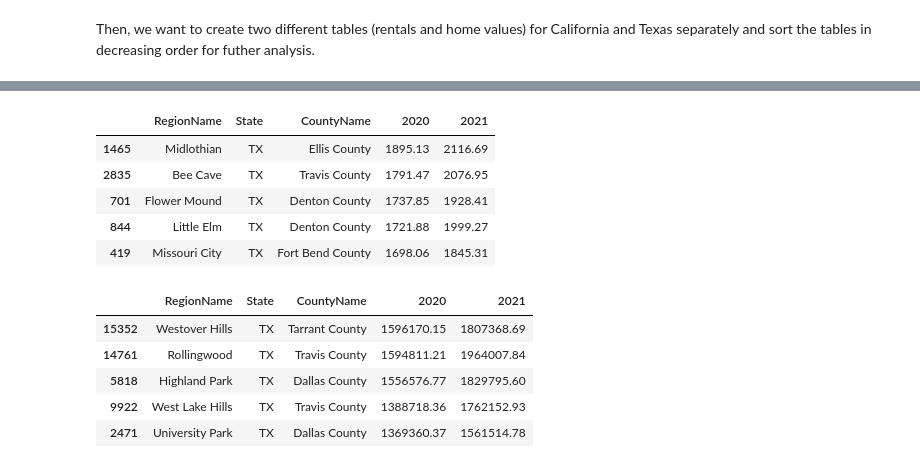
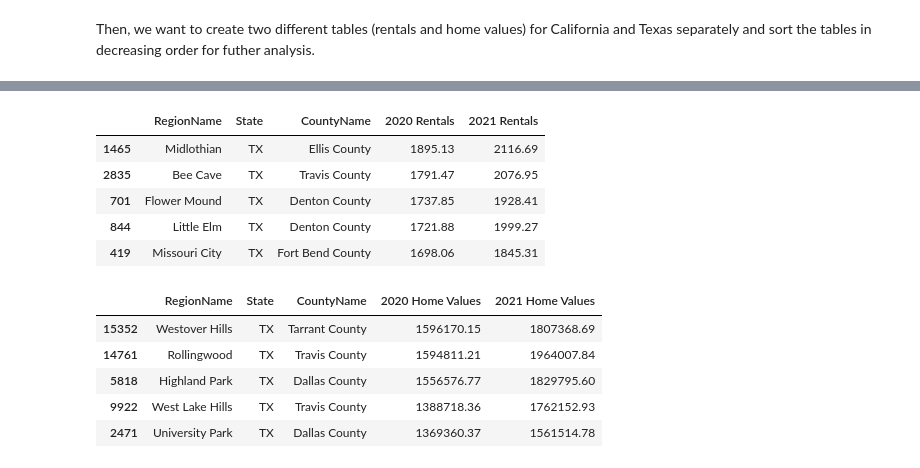
Before and after one commit to ahvuong/COGS108_Data_Science_In_Practice, a Jupyter notebook: DataCheckpointGroup_Sp23_AAA-H.ipynb, the cells around one changed output, grey strips where cells are left out. Saved outputs shown, nothing was run; the diff lists cells and outputs as text; code cells hidden in the pictures.

```diff
--- a/DataCheckpointGroup_Sp23_AAA-H.ipynb
+++ b/DataCheckpointGroup_Sp23_AAA-H.ipynb
@@ -207,19 +217,19 @@ CA_home_values_df.head()
 # %%
 TX_rentals = rentals_df[rentals_df['State'] == 'TX']
 date_columns = TX_rentals.columns[TX_rentals.columns.str.match(r'\d{4}-\d{2}-\d{2}')]
 
 year_2020 = [col for col in date_columns if col[:4] == '2020']
-TX_rentals['2020'] = TX_rentals[year_2020].mean(axis=1, skipna=True)
+TX_rentals['2020 Rentals'] = TX_rentals[year_2020].mean(axis=1, skipna=True)
 year_2021 = [col for col in date_columns if col[:4] == '2021']
-TX_rentals['2021'] = TX_rentals[year_2021].mean(axis=1, skipna= True)
+TX_rentals['2021 Rentals'] = TX_rentals[year_2021].mean(axis=1, skipna= True)
 
-TX_rentals_df = TX_rentals[['RegionName', 'State', 'CountyName', '2020', '2021']]
-years = ['2020', '2021']
+TX_rentals_df = TX_rentals[['RegionName', 'State', 'CountyName', '2020 Rentals', '2021 Rentals']]
+years = ['2020 Rentals', '2021 Rentals']
 TX_rentals_df = TX_rentals_df.sort_values(by= years, ascending=False)
 
 TX_rentals_df.head()
 # %% [output]
-|  | RegionName | State | CountyName | 2020 | 2021 |
+|  | RegionName | State | CountyName | 2020 Rentals | 2021 Rentals |
 | 1465 | Midlothian | TX | Ellis County | 1895.13 | 2116.69 |
 | 2835 | Bee Cave | TX | Travis County | 1791.47 | 2076.95 |
 | 701 | Flower Mound | TX | Denton County | 1737.85 | 1928.41 |
@@ -230,17 +240,17 @@ TX_home_values = home_values_df[home_values_df['State'] == 'TX']
 date_columns = TX_home_values.columns[TX_home_values.columns.str.match(r'\d{4}-\d{2}-\d{2}')]
 
 year_2020 = [col for col in date_columns if col[:4] == '2020']
-TX_home_values['2020'] = TX_home_values[year_2020].mean(axis=1, skipna=True)
+TX_home_values['2020 Home Values'] = TX_home_values[year_2020].mean(axis=1, skipna=True)
 year_2021 = [col for col in date_columns if col[:4] == '2021']
-TX_home_values['2021'] = TX_home_values[year_2021].mean(axis=1, skipna= True)
+TX_home_values['2021 Home Values'] = TX_home_values[year_2021].mean(axis=1, skipna= True)
 
-TX_home_values_df = TX_home_values[['RegionName', 'State', 'CountyName', '2020', '2021']]
-years = ['2020', '2021']
+TX_home_values_df = TX_home_values[['RegionName', 'State', 'CountyName', '2020 Home Values', '2021 Home Values']]
+years = ['2020 Home Values', '2021 Home Values']
 TX_home_values_df = TX_home_values_df.sort_values(by= years, ascending=False)
 
 TX_home_values_df.head()
 # %% [output]
-|  | RegionName | State | CountyName | 2020 | 2021 |
+|  | RegionName | State | CountyName | 2020 Home Values | 2021 Home Values |
 | 15352 | Westover Hills | TX | Tarrant County | 1596170.15 | 1807368.69 |
 | 14761 | Rollingwood | TX | Travis County | 1594811.21 | 1964007.84 |
 | 5818 | Highland Park | TX | Dallas County | 1556576.77 | 1829795.60 |
```
Also changed, not shown: parts of 4 cells of this notebook.
